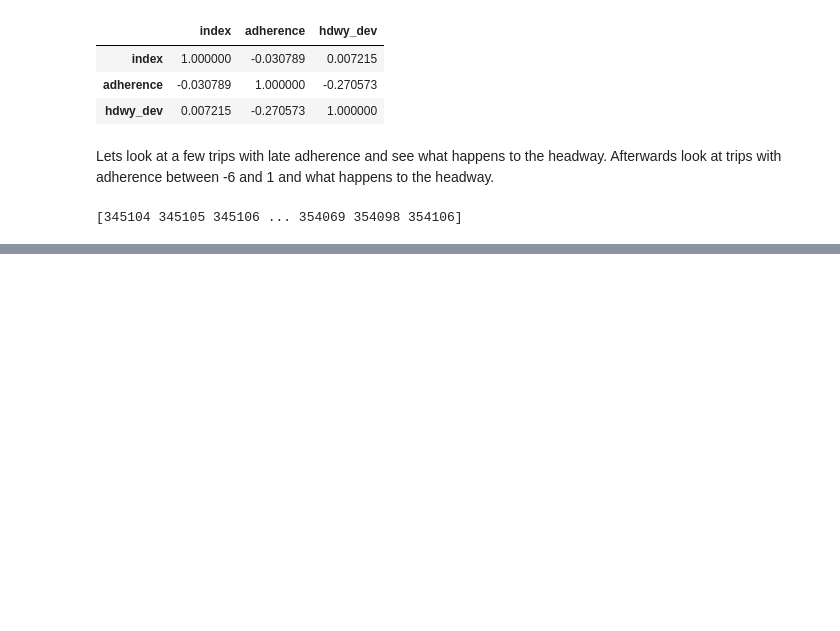
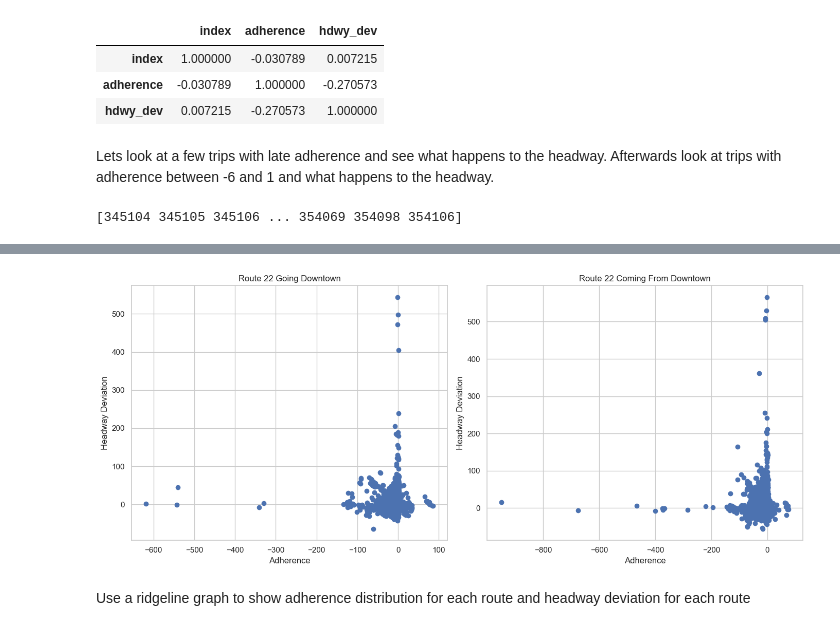
Before and after one commit to NSS-Data-Analytics-Cohort-12/wego-python-da12-python-spice-lattes, a Jupyter notebook: notebooks/WeGo.ipynb, the cells around one changed output, grey strips where cells are left out. Cells and saved outputs as stored; diff of their text form; code cells hidden in the pictures; blank space fills up the shorter version.

```diff
--- a/notebooks/WeGo.ipynb
+++ b/notebooks/WeGo.ipynb
@@ -123,0 +148,13 @@ TypeError: 'Series' object is not callable
+# %%
+# Grabbing all data on stop CV23 going from downtown
+stop_cv23_fromdt = (wego
+    # .loc[wego['route_abbr'] == 22]
+    .loc[wego['route_direction_name'] == 'FROM DOWNTOWN']
+    # .loc[wego['time_point_abbr'] == 'CV23']
+     .dropna(subset=['hdwy_dev'])
+    [['date', 'trip_id', 'operator', 'time_point_abbr','route_direction_name', 'trip_edge',
+      'scheduled_time', 'actual_departure_time',
+      'scheduled_hdwy', 'actual_hdwy', 'hdwy_dev','adherence'
+     ]]
+    .sort_values(['date', 'scheduled_time']))
+stop_cv23_fromdt
@@ -123,0 +189,32 @@ TypeError: 'Series' object is not callable
+# %%
+sns.set(style="whitegrid")
+
+# Create a figure with two subplots: one for adherence, one for headway deviation
+# fig, axes = plt.subplots(1, 2, figsize=(14, 6))
+fig, (ax1, ax2) = plt.subplots(1, 2, figsize=(14, 6))
+
+# Plot route 22 going to downtown. Ignore data name, stop_cv23 refers to route 22 dataframe
+ax1.scatter(stop_cv23_todt['adherence'],stop_cv23_todt['hdwy_dev'])
+ax1.set_xlabel('Adherence')
+ax1.set_ylabel('Headway Deviation')
+ax1.set_title('Route 22 Going Downtown')
+
+# ax1.set_xlim(-40, 10)
+# ax1.set_ylim(-20, 20)
+
+# Plot route 22 going from downtown
+ax2.scatter(stop_cv23_fromdt['adherence'],stop_cv23_fromdt['hdwy_dev'])
+ax2.set_xlabel('Adherence')
+ax2.set_ylabel('Headway Deviation')
+ax2.set_title('Route 22 Coming From Downtown')
+
+# Set the x-axis limits to -10 and 10
+# ax2.set_xlim(-40, 10)
+# ax2.set_ylim(-20, 20)
+
+# Show the plots
+# plt.legend()
+plt.tight_layout()
+plt.show()
+# %% [output]
+[figure, added]
@@ -123,0 +243,2 @@ TypeError: 'Series' object is not callable
+# %% [markdown]
+Use a ridgeline graph to show adherence distribution for each route and headway deviation for each route
```
Also changed, not shown: parts of 12 cells of this notebook.
